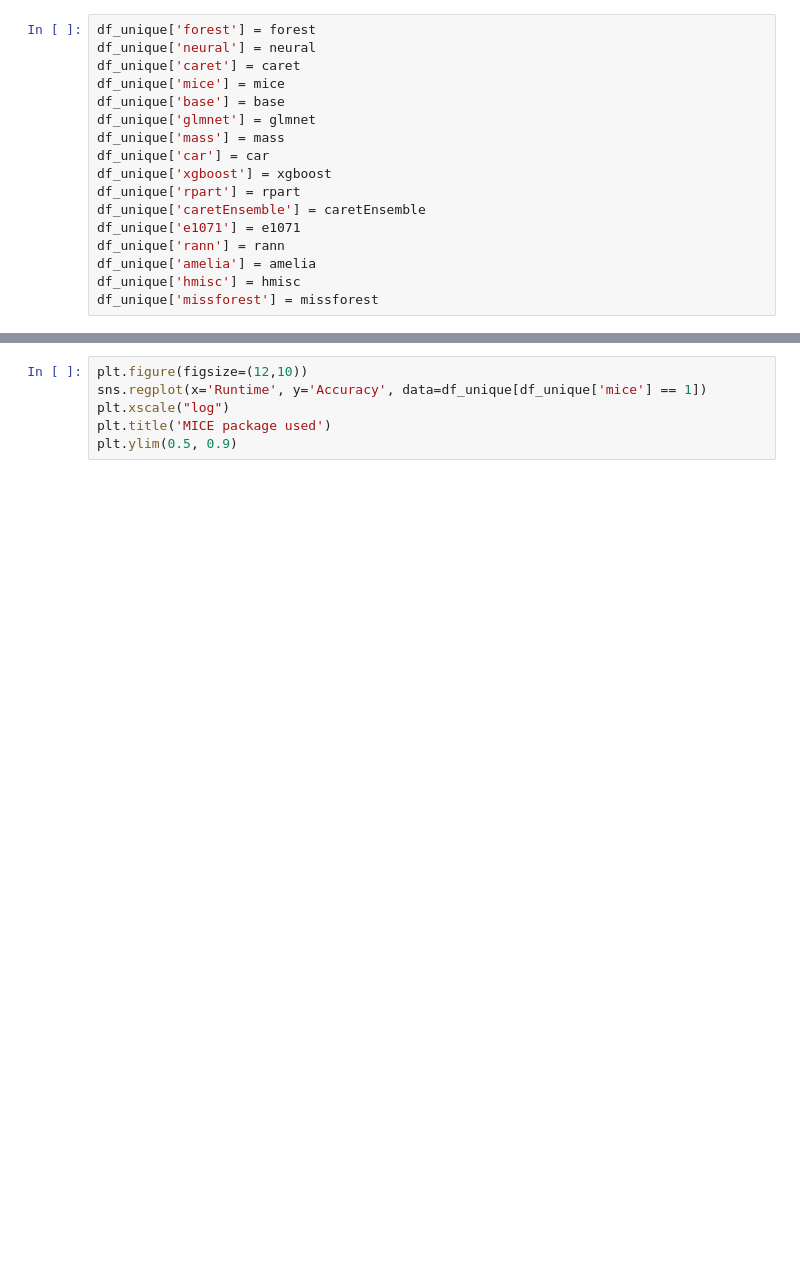
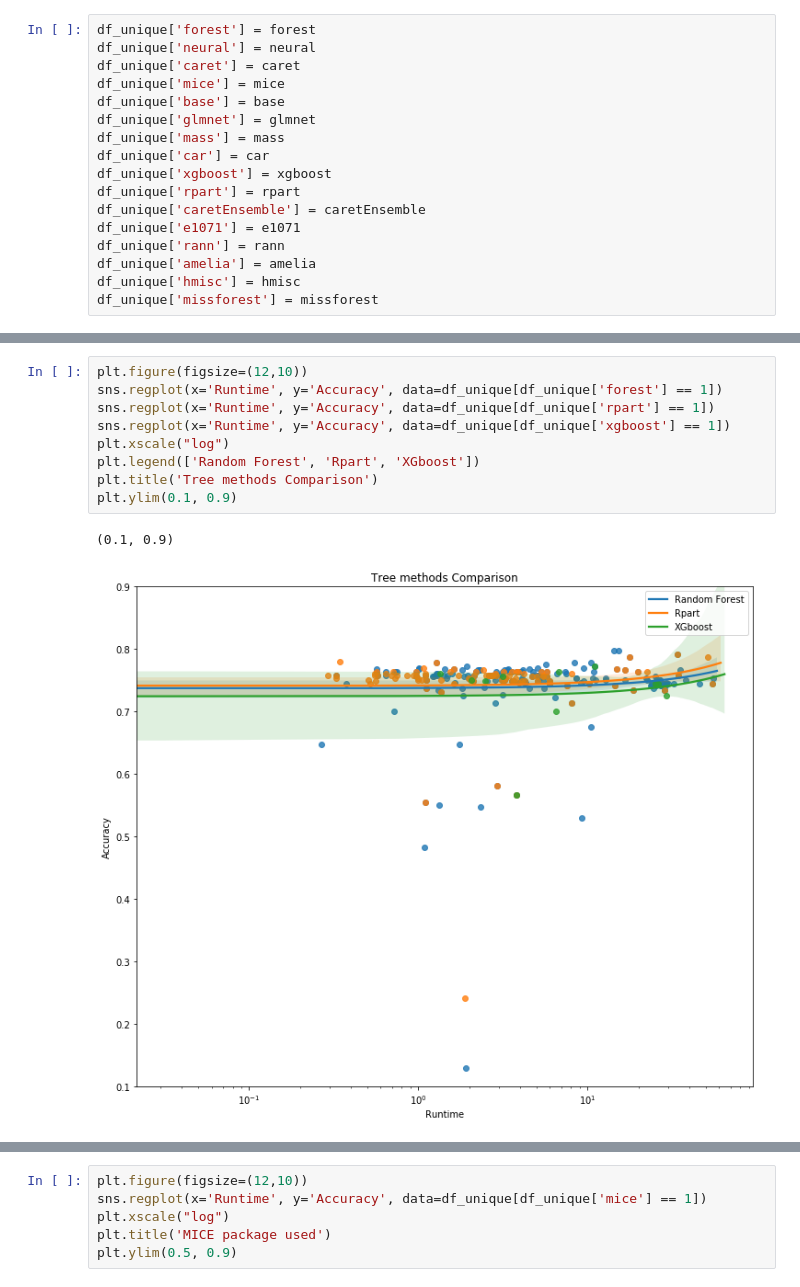
Before and after one commit to PRL-PRG/trustworthy-titanic, a Jupyter notebook: src/process_results.ipynb, the cells around one changed output, grey strips where cells are left out. Drawn from its saved outputs; the diff is of its cells as text; blank space fills up the shorter version.

```diff
--- a/src/process_results.ipynb
+++ b/src/process_results.ipynb
@@ -557,0 +584,12 @@ df_unique['missforest'] = missforest
+# %%
+plt.figure(figsize=(12,10))
+sns.regplot(x='Runtime', y='Accuracy', data=df_unique[df_unique['forest'] == 1])
+sns.regplot(x='Runtime', y='Accuracy', data=df_unique[df_unique['rpart'] == 1])
+sns.regplot(x='Runtime', y='Accuracy', data=df_unique[df_unique['xgboost'] == 1])
+plt.xscale("log")
+plt.legend(['Random Forest', 'Rpart', 'XGboost'])
+plt.title('Tree methods Comparison')
+plt.ylim(0.1, 0.9)
+# %% [output]
+(0.1, 0.9)
+[figure, added]
```
Also changed, not shown: parts of 14 cells of this notebook, 49 other files.
